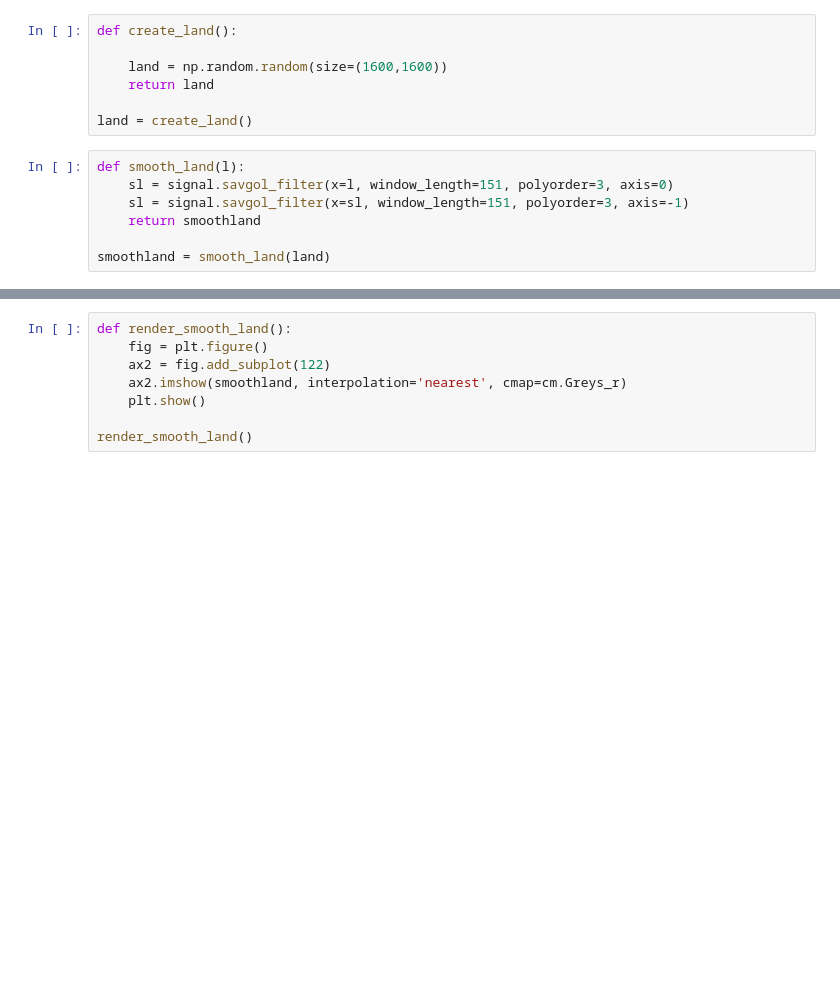
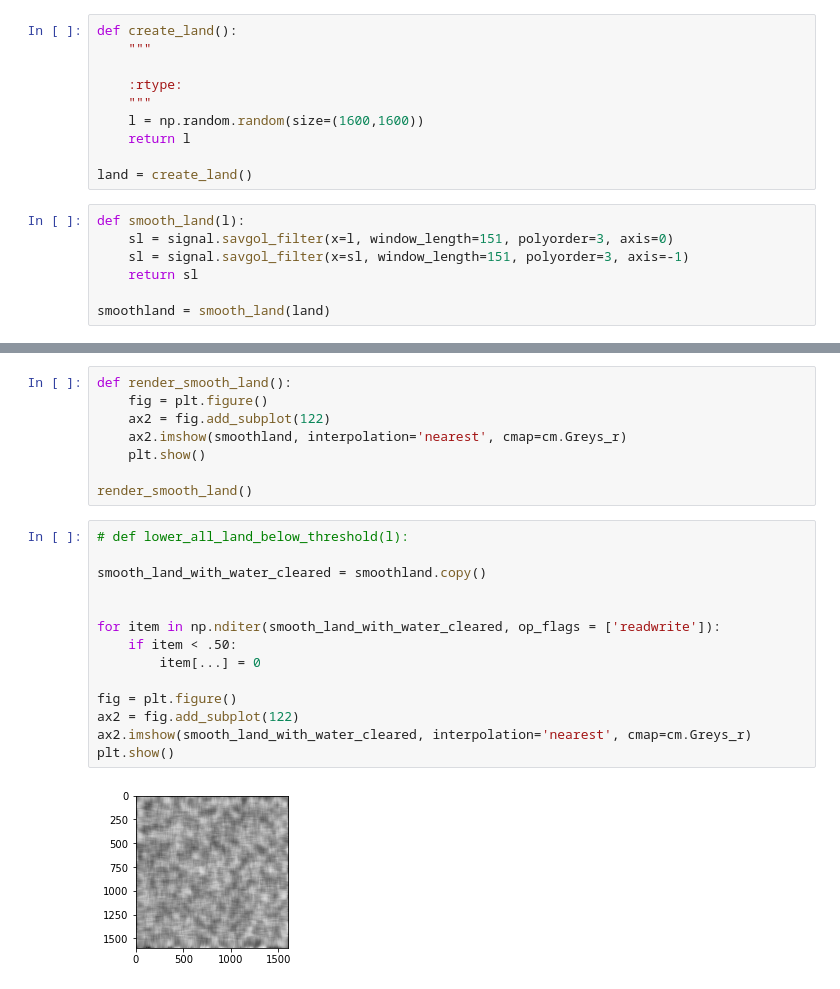
Before and after one commit to rwill128/evo-sim-cuda-python, a Jupyter notebook: land_creation.ipynb, the cells around one changed output, grey strips where cells are left out. Drawn from its saved outputs; the diff is of its cells as text; blank space fills up the shorter version.

Commit message:
Adding more water code.

```diff
--- a/land_creation.ipynb
+++ b/land_creation.ipynb
@@ -5,16 +6,19 @@ import matplotlib.cm as cm
 import scipy.signal as signal
 # %%
 def create_land():
+    """
 
-    land = np.random.random(size=(1600,1600))
-    return land
+    :rtype:
+    """
+    l = np.random.random(size=(1600,1600))
+    return l
 
 land = create_land()
 # %%
 def smooth_land(l):
     sl = signal.savgol_filter(x=l, window_length=151, polyorder=3, axis=0)
     sl = signal.savgol_filter(x=sl, window_length=151, polyorder=3, axis=-1)
-    return smoothland
+    return sl
 
 smoothland = smooth_land(land)
 # %%
@@ -33,3 +39,19 @@ def render_smooth_land():
     plt.show()
 
 render_smooth_land()
+# %%
+# def lower_all_land_below_threshold(l):
+
+smooth_land_with_water_cleared = smoothland.copy()
+
+
+for item in np.nditer(smooth_land_with_water_cleared, op_flags = ['readwrite']):
+    if item < .50:
+        item[...] = 0
+
+fig = plt.figure()
+ax2 = fig.add_subplot(122)
+ax2.imshow(smooth_land_with_water_cleared, interpolation='nearest', cmap=cm.Greys_r)
+plt.show()
+# %% [output]
+[figure, added]
```
Also changed, not shown: parts of 2 cells of this notebook.
